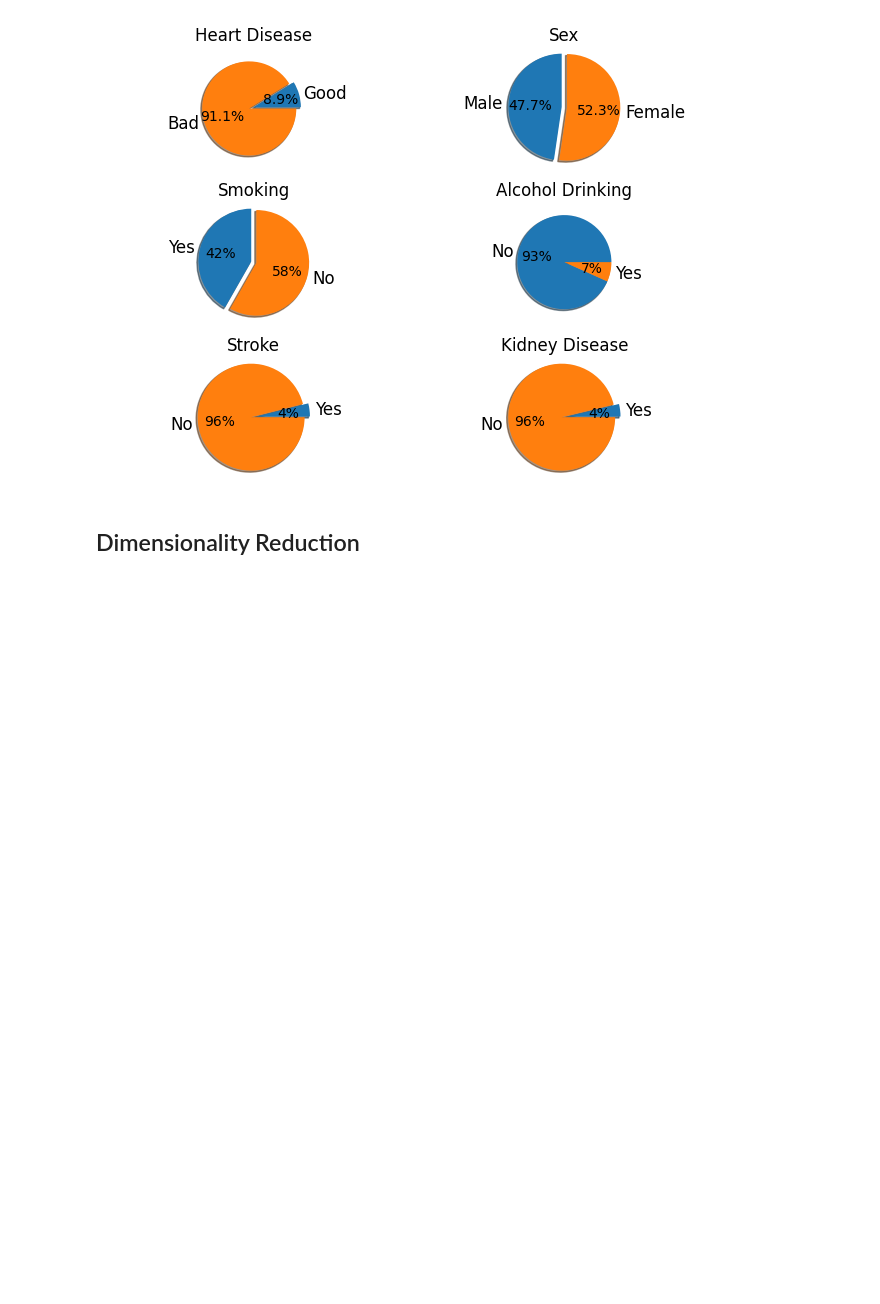
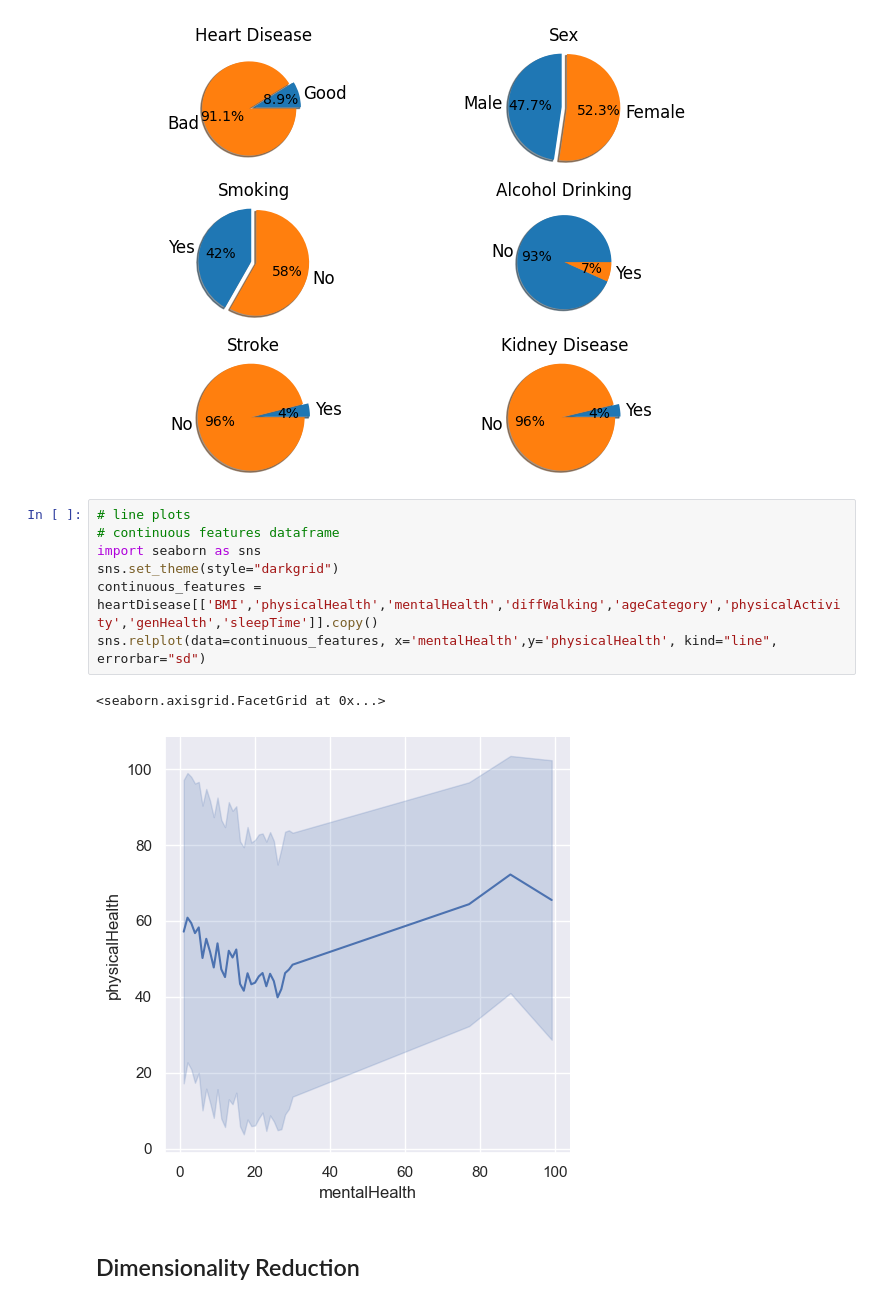
Before and after one commit to Suhyrhasan/Risk-Prediction-For-Heart-Disease, a Jupyter notebook: DatasetAfterPreprocessing.ipynb, the cells around one changed output. Saved outputs shown, nothing was run; the diff lists cells and outputs as text; blank space fills up the shorter version.

Commit message:
line plot

```diff
--- a/DatasetAfterPreprocessing.ipynb
+++ b/DatasetAfterPreprocessing.ipynb
@@ -278,6 +262,16 @@ plt.show()
 # %% [output]
 Saving figure pie_chart
 [figure]
+# %%
+# line plots
+# continuous features dataframe
+import seaborn as sns
+sns.set_theme(style="darkgrid")
+continuous_features = heartDisease[['BMI','physicalHealth','mentalHealth','diffWalking','ageCategory','physicalActivity','genHealth','sleepTime']].copy()
+sns.relplot(data=continuous_features, x='mentalHealth',y='physicalHealth', kind="line", errorbar="sd")
+# %% [output]
+<seaborn.axisgrid.FacetGrid at 0x...>
+[figure, added]
 # %% [markdown]
 ## Dimensionality Reduction
 # %%
```
Also changed, not shown: parts of 1 cell of this notebook, 1 other file.
